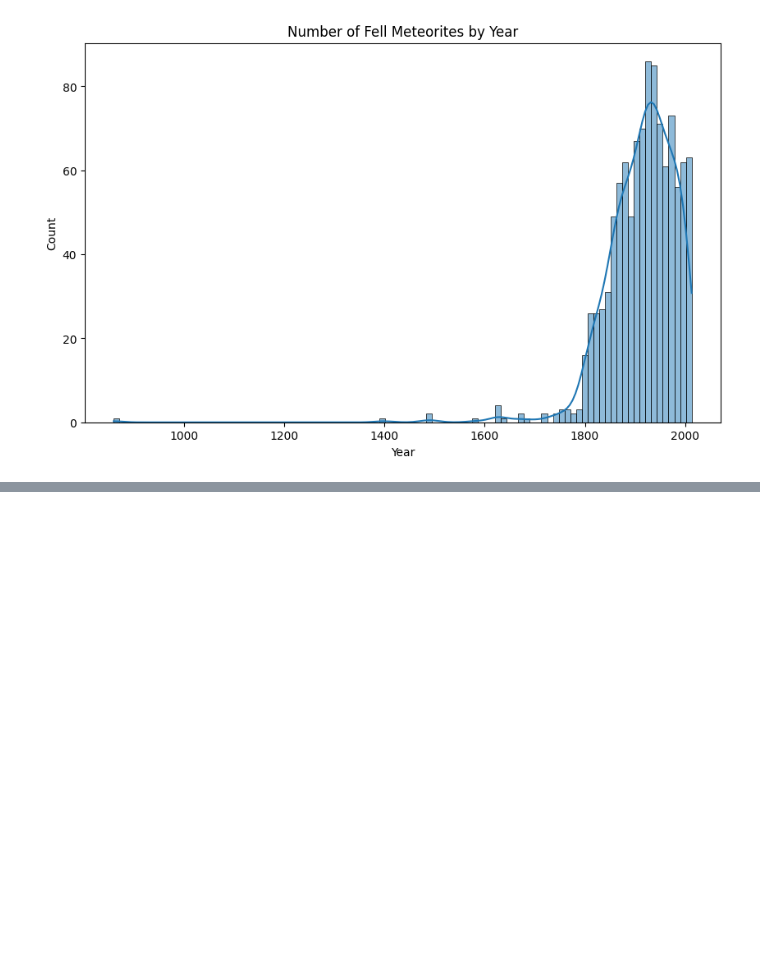
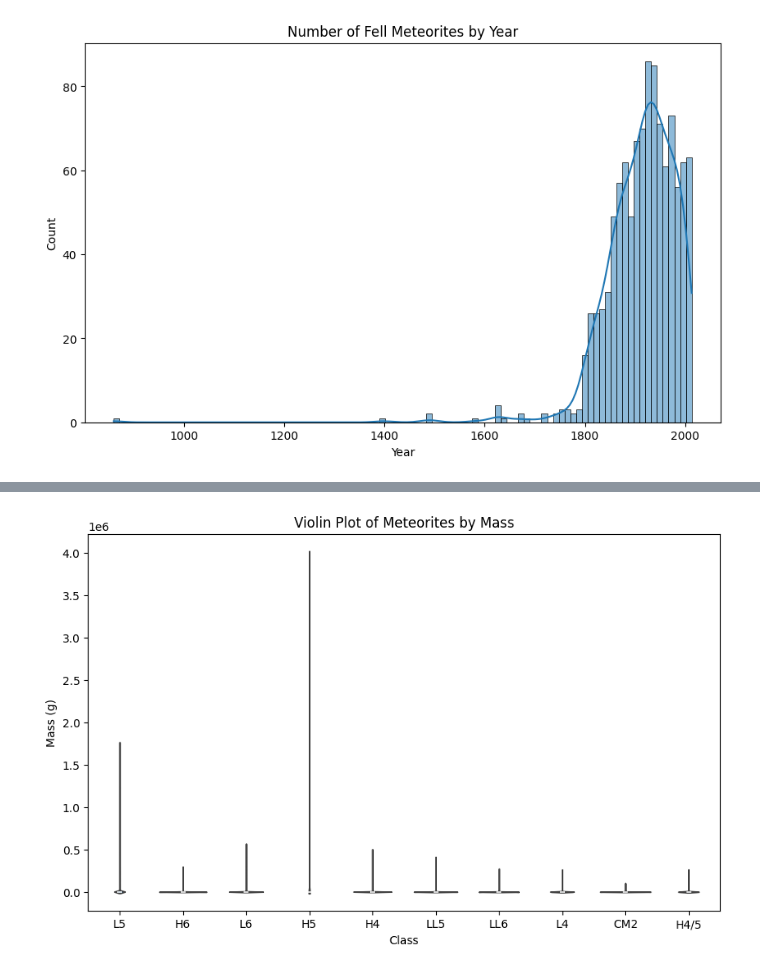
Before and after one commit to PDRWeb/nasa-meteorites-analysis, a Jupyter notebook: notebooks/1.0-pdr-initial-eda.ipynb, the cells around one changed output, grey strips where cells are left out. Saved outputs shown, nothing was run; the diff lists cells and outputs as text; code cells hidden in the pictures; blank space fills up the shorter version.

```diff
--- a/notebooks/1.0-pdr-initial-eda.ipynb
+++ b/notebooks/1.0-pdr-initial-eda.ipynb
@@ -80,0 +110,14 @@ plt.show()
+# %%
+# Filter the dataframe for the top most common class of meteorites
+top_class = top10common.index[0:]
+top_classes_df = df[df['class'].isin(top_class)]
+
+# Create a violin plot
+plt.figure(figsize=(10, 6))
+sns.violinplot(x='class', y='mass (g)', data=top_classes_df)
+plt.title(f'Violin Plot of Meteorites by Mass')
+plt.xlabel('Class')
+plt.ylabel('Mass (g)')
+plt.show()
+# %% [output]
+[figure, added]
```
Also changed, not shown: parts of 3 cells of this notebook, 8 other files.
